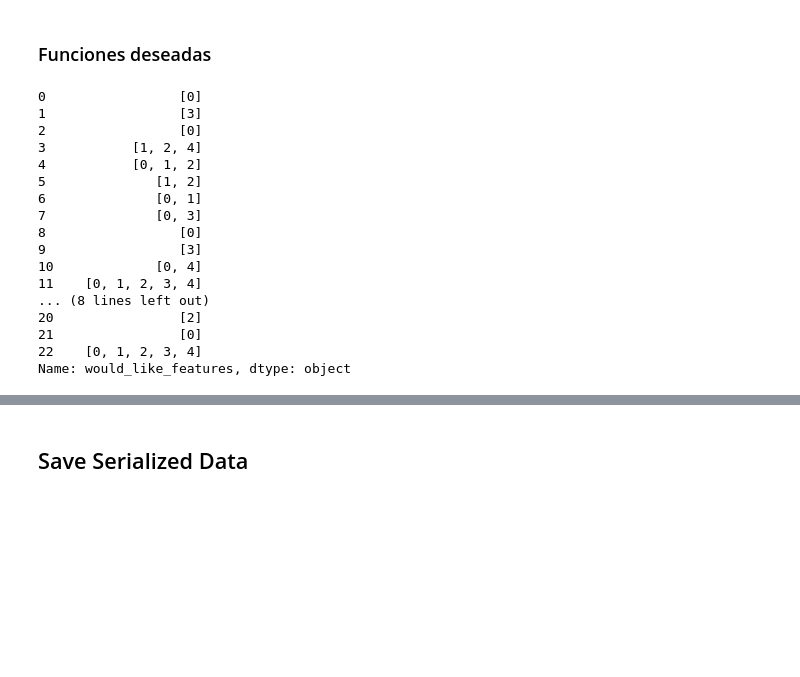
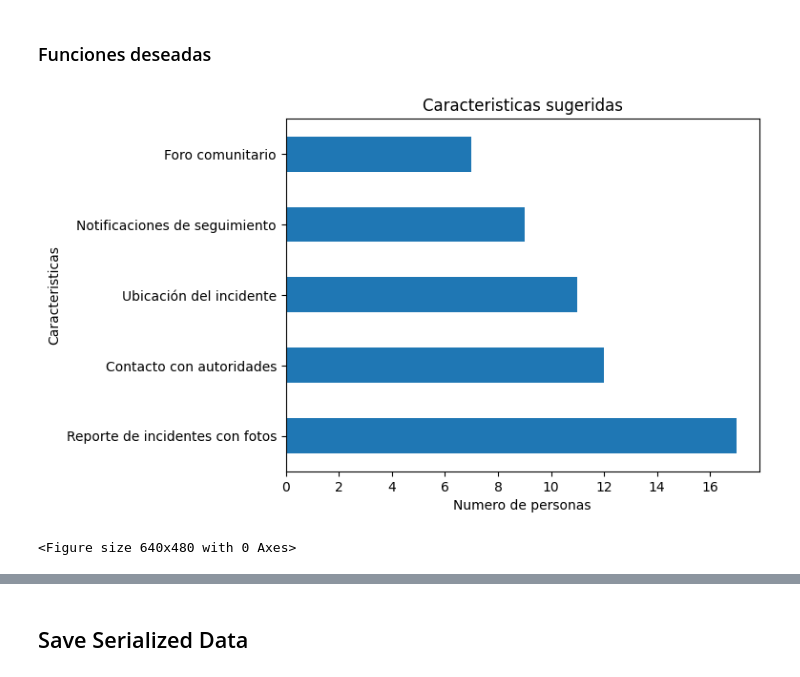
Before and after one commit to Mortadelo24/survey-integrador-one, a Jupyter notebook: notebook.ipynb, the cells around one changed output, grey strips where cells are left out. Saved outputs shown, nothing was run; the diff lists cells and outputs as text; code cells hidden in the pictures; blank space fills up the shorter version.

```diff
--- a/notebook.ipynb
+++ b/notebook.ipynb
@@ -267,23 +311,14 @@ create_plot("distribucion_usarian_edad")
 <Figure size 640x480 with 0 Axes>
 # %% [markdown]
 ### Funciones deseadas
-# %%
-print(results["would_like_features"])
-# %% [output]
-0                 [0]
-1                 [3]
-2                 [0]
-3           [1, 2, 4]
-4           [0, 1, 2]
-5              [1, 2]
-6              [0, 1]
-7              [0, 3]
-8                 [0]
-9                 [3]
-10             [0, 4]
-11    [0, 1, 2, 3, 4]
-... (8 lines left out)
-20                [2]
-21                [0]
-22    [0, 1, 2, 3, 4]
-Name: would_like_features, dtype: object
+# %%
+exploded_would_like_results = results.explode("would_like_features")["would_like_features"].value_counts()
+would_like_results_plot = exploded_would_like_results.plot(kind="barh")
+would_like_results_plot.set_yticklabels(labels=[would_like_features_labels[int(original_label.get_text())] for original_label in would_like_results_plot.get_yticklabels()])
+would_like_results_plot.set_title("Caracteristicas sugeridas")
+would_like_results_plot.set_ylabel("Caracteristicas")
+would_like_results_plot.set_xlabel("Numero de personas")
+create_plot("funciones_deseadas")
+# %% [output]
+[figure, added]
+<Figure size 640x480 with 0 Axes>
```
Also changed, not shown: parts of 15 cells of this notebook, 16 other files.
